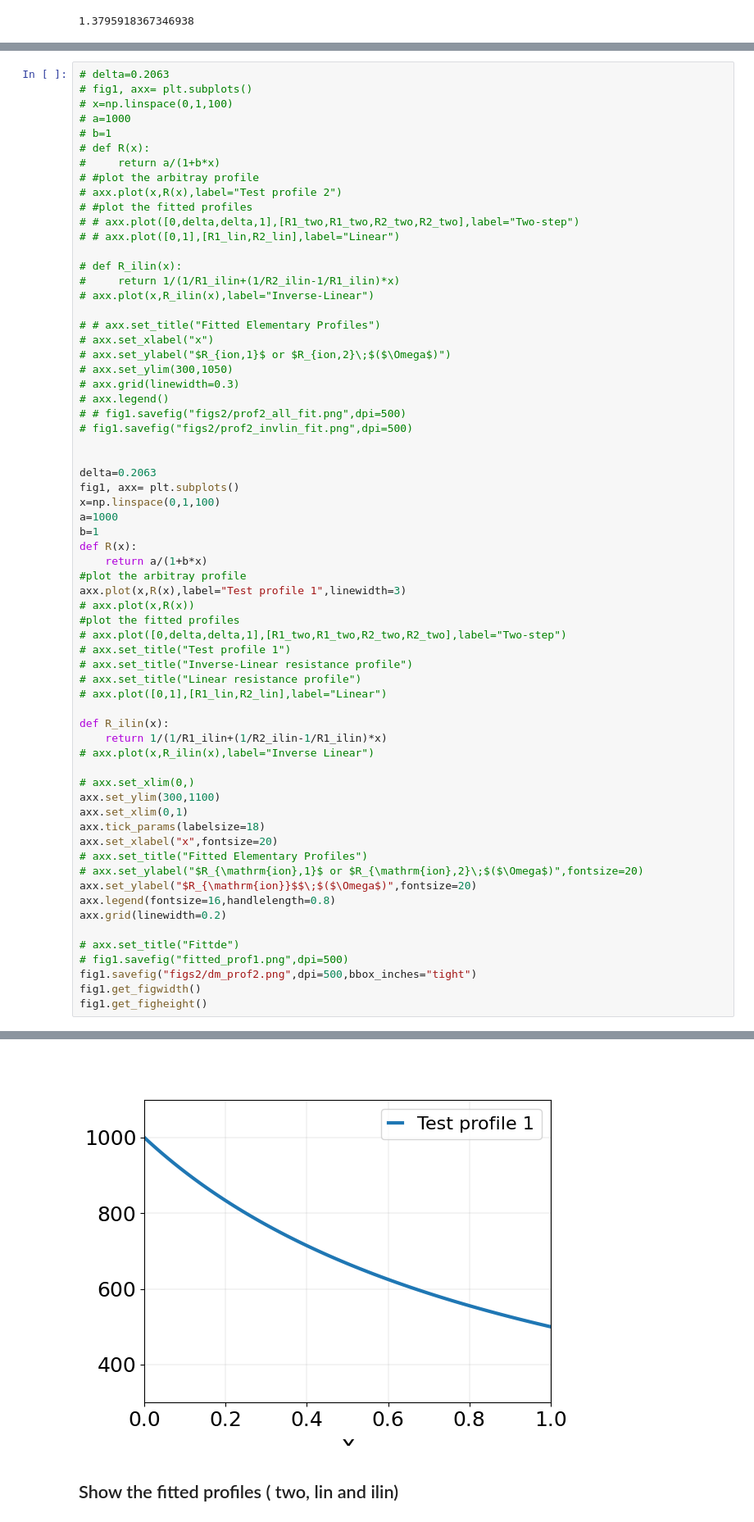
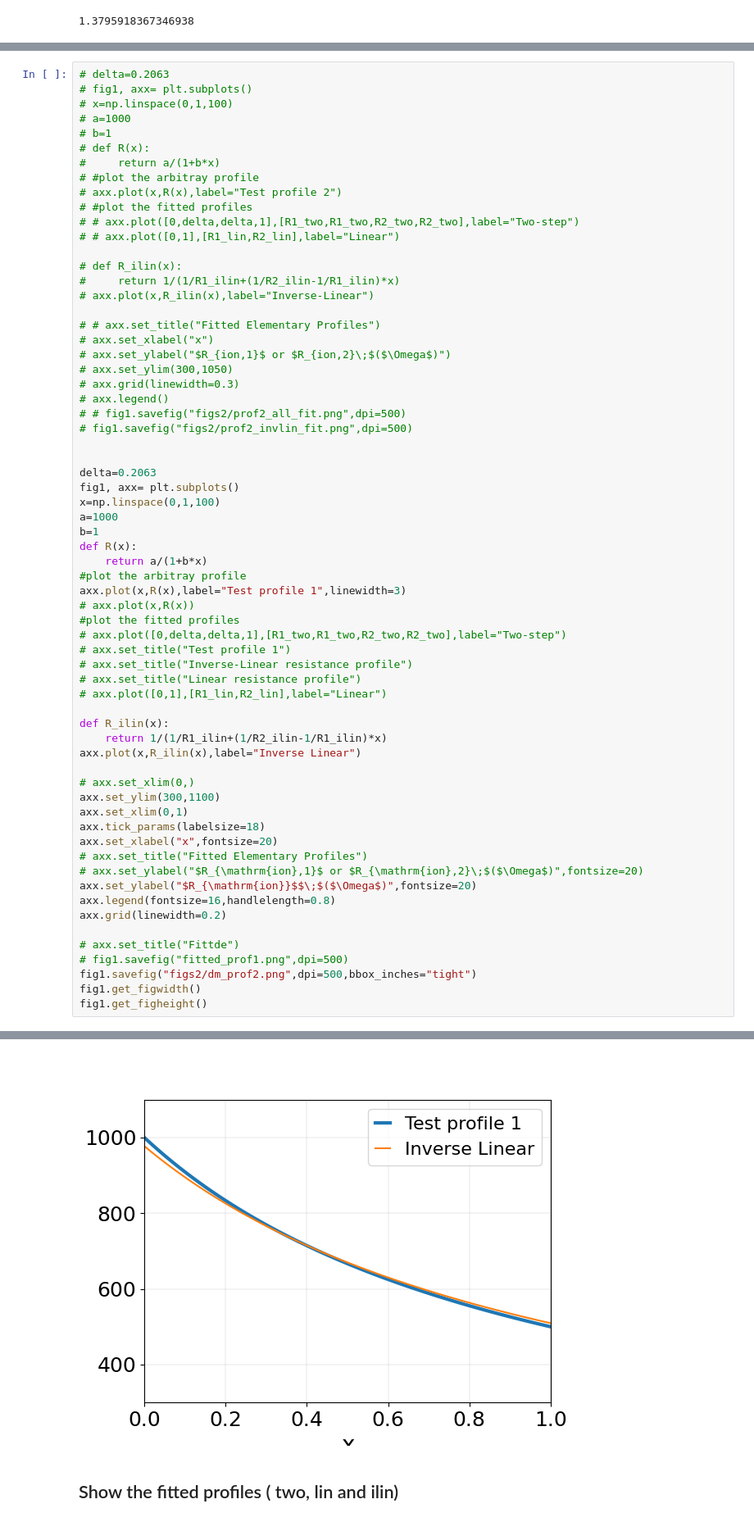
Before and after one commit to Yugal0/fitting-gen-arbitrary-eis, a Jupyter notebook: main_prof_2.ipynb, the cells around one changed output, grey strips where cells are left out. Shown at 82% size. Drawn from its saved outputs; the diff is of its cells as text.

```diff
--- a/main_prof_2.ipynb
+++ b/main_prof_2.ipynb
@@ -232,35 +232,35 @@ def R(x):
 axx.plot(x,R(x),label="Test profile 1",linewidth=3)
 # axx.plot(x,R(x))
 #plot the fitted profiles
 # axx.plot([0,delta,delta,1],[R1_two,R1_two,R2_two,R2_two],label="Two-step")
 # axx.set_title("Test profile 1")
 # axx.set_title("Inverse-Linear resistance profile")
 # axx.set_title("Linear resistance profile")
 # axx.plot([0,1],[R1_lin,R2_lin],label="Linear")
 
 def R_ilin(x):
     return 1/(1/R1_ilin+(1/R2_ilin-1/R1_ilin)*x)
-# axx.plot(x,R_ilin(x),label="Inverse Linear")
+axx.plot(x,R_ilin(x),label="Inverse Linear")
 
 # axx.set_xlim(0,)
 axx.set_ylim(300,1100)
 axx.set_xlim(0,1)
 axx.tick_params(labelsize=18)
 axx.set_xlabel("x",fontsize=20)
 # axx.set_title("Fitted Elementary Profiles")
 # axx.set_ylabel("$R_{\mathrm{ion},1}$ or $R_{\mathrm{ion},2}\;$($\Omega$)",fontsize=20)
 axx.set_ylabel("$R_{\mathrm{ion}}$$\;$($\Omega$)",fontsize=20)
 axx.legend(fontsize=16,handlelength=0.8)
 axx.grid(linewidth=0.2)
 
 # axx.set_title("Fittde")
 # fig1.savefig("fitted_prof1.png",dpi=500)
 fig1.savefig("figs2/dm_prof2.png",dpi=500,bbox_inches="tight")
 fig1.get_figwidth()
 fig1.get_figheight()
 # %% [output]
 4.8
-[figure, old version]
+[figure, new version]
 # %% [markdown]
 ## Show the fitted profiles ( two, lin and ilin)
 # %%
```
Also changed, not shown: parts of 1 cell of this notebook, 7 other files.
